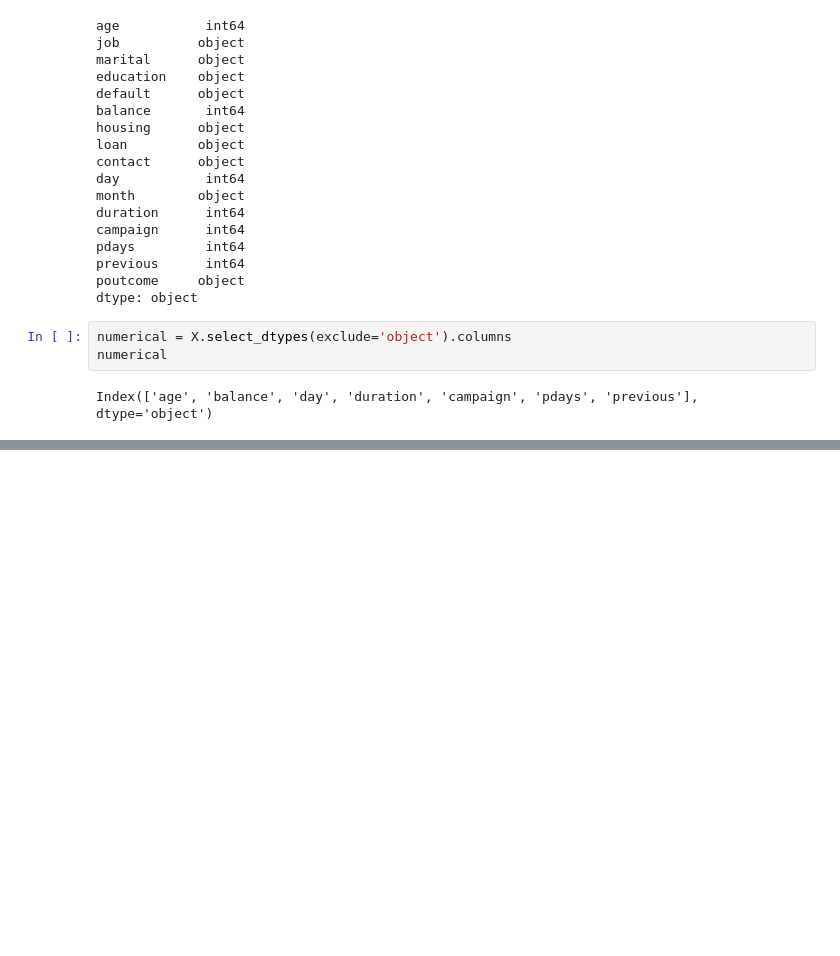
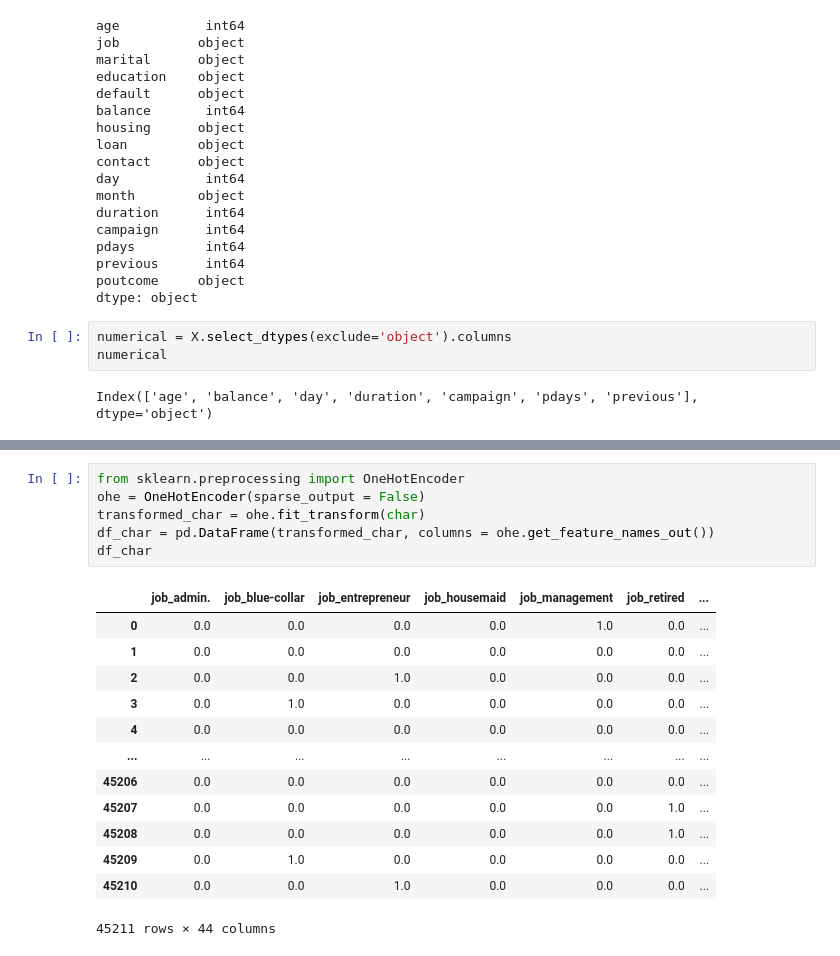
Before and after one commit to Joon-hub/MLZoomcamp, a Jupyter notebook: Week_4_Evaluation/week4_hw.ipynb, the cells around one changed output, grey strips where cells are left out. Saved outputs shown, nothing was run; the diff lists cells and outputs as text; blank space fills up the shorter version.

```diff
--- a/Week_4_Evaluation/week4_hw.ipynb
+++ b/Week_4_Evaluation/week4_hw.ipynb
@@ -93,0 +128,20 @@ df[numerical]
+# %%
+from sklearn.preprocessing import OneHotEncoder
+ohe = OneHotEncoder(sparse_output = False)
+transformed_char = ohe.fit_transform(char)
+df_char = pd.DataFrame(transformed_char, columns = ohe.get_feature_names_out())
+df_char
+# %% [output]
+|  | job_admin. | job_blue-collar | job_entrepreneur | job_housemaid | job_management | job_retired | ... |
+| 0 | 0.0 | 0.0 | 0.0 | 0.0 | 1.0 | 0.0 | ... |
+| 1 | 0.0 | 0.0 | 0.0 | 0.0 | 0.0 | 0.0 | ... |
+| 2 | 0.0 | 0.0 | 1.0 | 0.0 | 0.0 | 0.0 | ... |
+| 3 | 0.0 | 1.0 | 0.0 | 0.0 | 0.0 | 0.0 | ... |
+| 4 | 0.0 | 0.0 | 0.0 | 0.0 | 0.0 | 0.0 | ... |
+| ... | ... | ... | ... | ... | ... | ... | ... |
+| 45206 | 0.0 | 0.0 | 0.0 | 0.0 | 0.0 | 0.0 | ... |
+| 45207 | 0.0 | 0.0 | 0.0 | 0.0 | 0.0 | 1.0 | ... |
+| 45208 | 0.0 | 0.0 | 0.0 | 0.0 | 0.0 | 1.0 | ... |
+| 45209 | 0.0 | 1.0 | 0.0 | 0.0 | 0.0 | 0.0 | ... |
+| 45210 | 0.0 | 0.0 | 1.0 | 0.0 | 0.0 | 0.0 | ... |
+45211 rows × 44 columns
```
Also changed, not shown: parts of 9 cells of this notebook, 2 other files.
